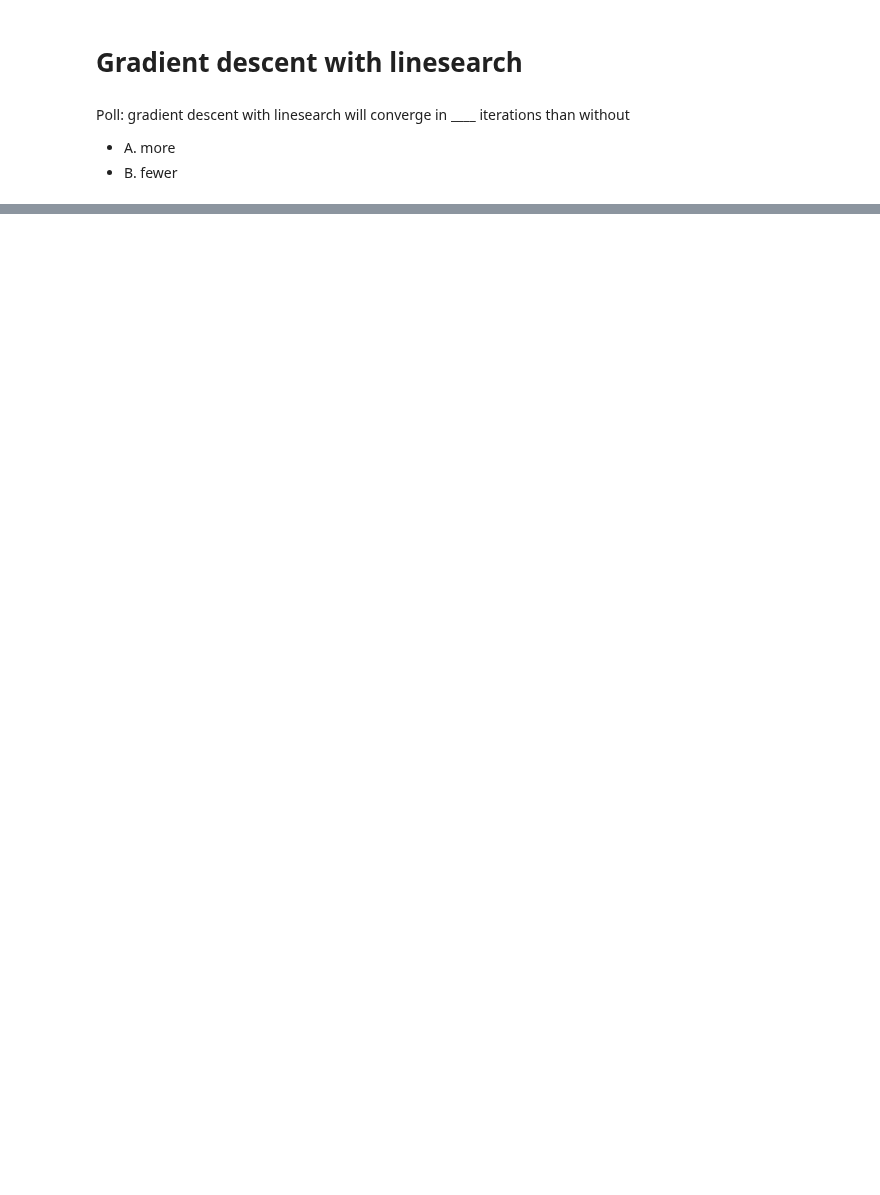
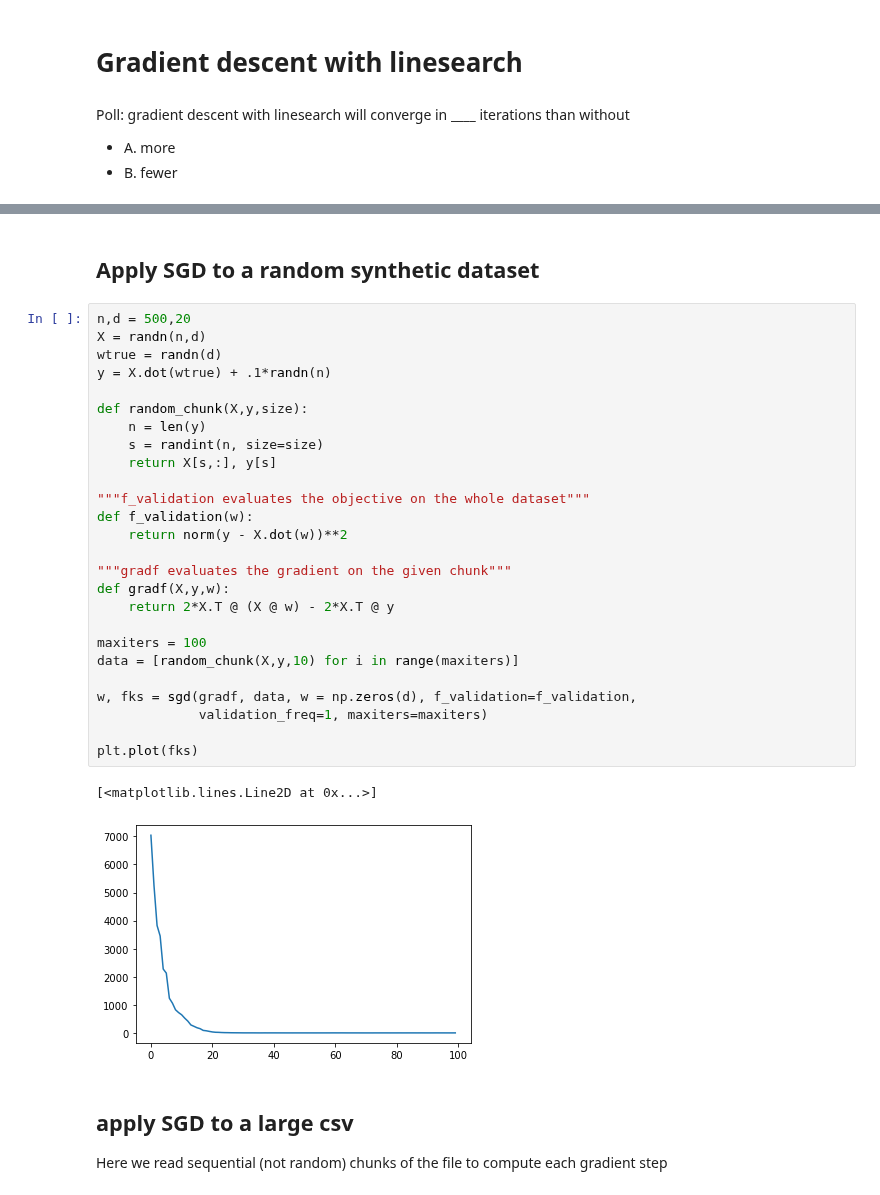
Before and after one commit to ORIE4741/demos, a Jupyter notebook: gradient_descent.ipynb, the cells around one changed output, grey strips where cells are left out. Saved outputs shown, nothing was run; the diff lists cells and outputs as text; blank space fills up the shorter version.

```diff
--- a/gradient_descent.ipynb
+++ b/gradient_descent.ipynb
@@ -143,0 +179,34 @@ plt.plot(fks, label="sum of square errors")
+# %% [markdown]
+## Apply SGD to a random synthetic dataset
+# %%
+n,d = 500,20
+X = randn(n,d)
+wtrue = randn(d)
+y = X.dot(wtrue) + .1*randn(n)
+
+def random_chunk(X,y,size):
+    n = len(y)
+    s = randint(n, size=size)
+    return X[s,:], y[s]
+
+"""f_validation evaluates the objective on the whole dataset"""
+def f_validation(w):
+    return norm(y - X.dot(w))**2
+
+"""gradf evaluates the gradient on the given chunk"""
+def gradf(X,y,w):
+    return 2*X.T @ (X @ w) - 2*X.T @ y
+
+maxiters = 100
+data = [random_chunk(X,y,10) for i in range(maxiters)]
+
+w, fks = sgd(gradf, data, w = np.zeros(d), f_validation=f_validation,
+             validation_freq=1, maxiters=maxiters)
+
+plt.plot(fks)
+# %% [output]
+[<matplotlib.lines.Line2D at 0x...>]
+[figure, added]
+# %% [markdown]
+## apply SGD to a large csv
+Here we read sequential (not random) chunks of the file to compute each gradient step
```
Also changed, not shown: parts of 15 cells of this notebook, 1 other file.
